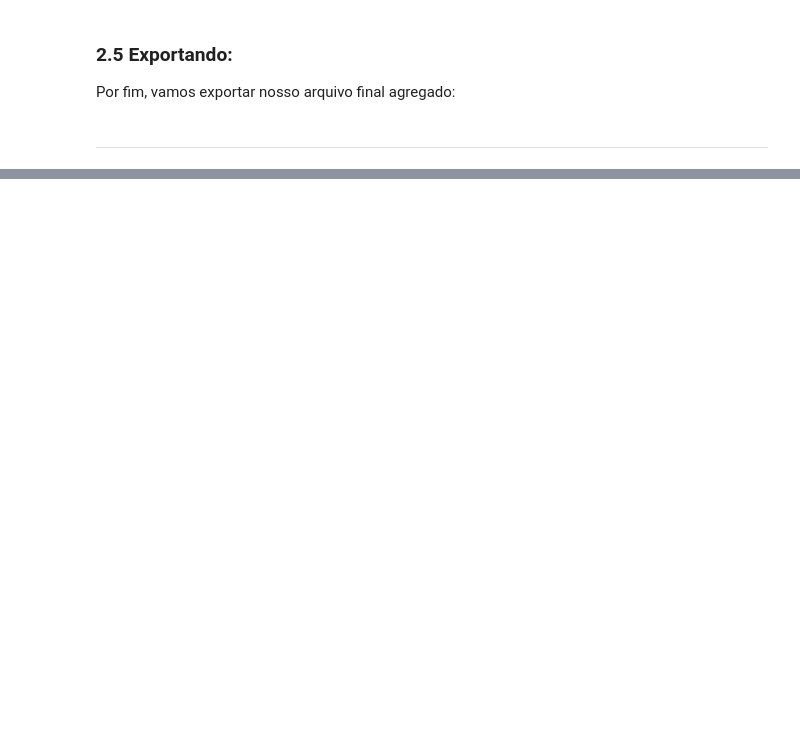
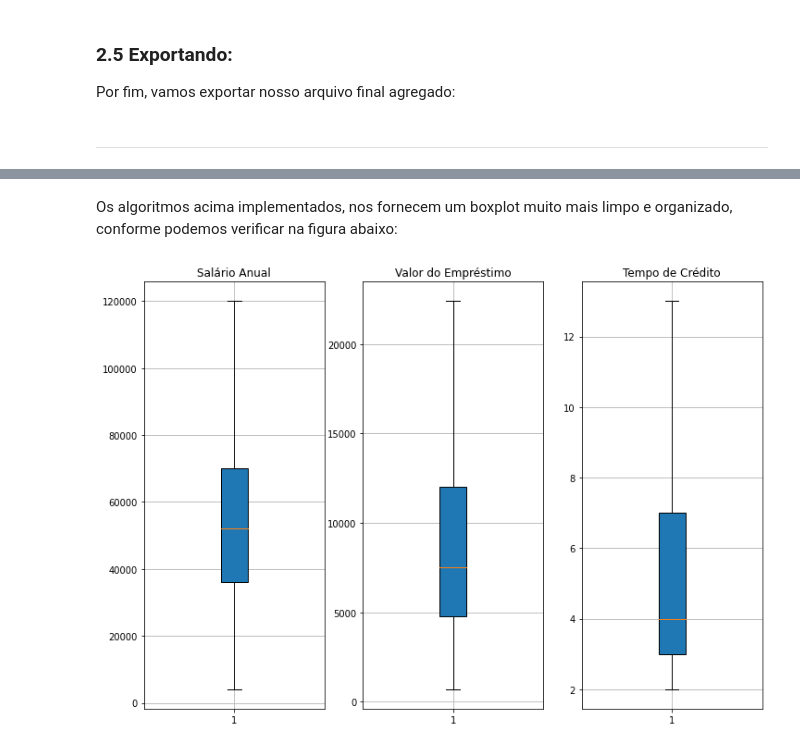
Before and after one commit to mfaysoares/Alura_Cash, a Jupyter notebook: Alura_Cash.ipynb, the cells around one changed output, grey strips where cells are left out. Cells and saved outputs as stored; diff of their text form; code cells hidden in the pictures; blank space fills up the shorter version.

```diff
--- a/Alura_Cash.ipynb
+++ b/Alura_Cash.ipynb
@@ -265,0 +358,41 @@ base_agg.to_csv('dados_financeiros.csv',
+# %%
+Q3 = base['valor_emprestimo'].quantile(0.75)
+Q1 = base['valor_emprestimo'].quantile(0.25)
+
+IQR = Q3 - Q1
+
+lim_inf = Q1 - (IQR * 1.5)
+lim_sup = Q3 + (IQR * 1.5)
+
+base = base[(base['valor_emprestimo'] > lim_inf) & (base['valor_emprestimo'] < lim_sup)]
+base = base.reset_index(drop = True)
+# %%
+Q3 = base['tempo_credito'].quantile(0.75)
+Q1 = base['tempo_credito'].quantile(0.25)
+
+IQR = Q3 - Q1
+
+lim_inf = Q1 - (IQR * 1.5)
+lim_sup = Q3 + (IQR * 1.5)
+
+base = base[(base['tempo_credito'] > lim_inf) & (base['tempo_credito'] < lim_sup)]
+base = base.reset_index(drop = True)
+# %% [markdown]
+Os algoritmos acima implementados, nos fornecem um boxplot muito mais limpo e organizado, conforme podemos verificar na figura abaixo:
+# %%
+fig, ax = plt.subplots(1, 3, figsize=(10,7))
+fig.tight_layout()
+
+ax[0].boxplot(base['salario_anual'], patch_artist=True)
+ax[0].set_title('Salário Anual')
+ax[0].grid(True)
+
+ax[1].boxplot(base['valor_emprestimo'], patch_artist=True)
+ax[1].set_title('Valor do Empréstimo')
+ax[1].grid(True)
+
+ax[2].boxplot(base['tempo_credito'], patch_artist=True)
+ax[2].set_title('Tempo de Crédito')
+ax[2].grid(True)
+# %% [output]
+[figure, added]
```
Also changed, not shown: parts of 44 cells of this notebook.
